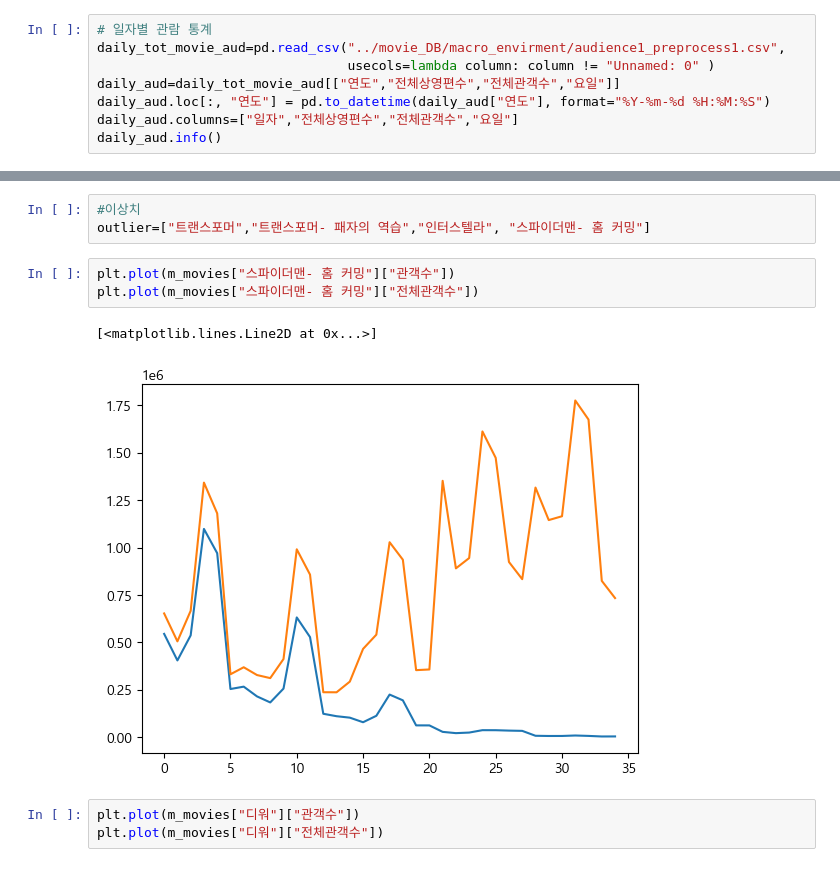
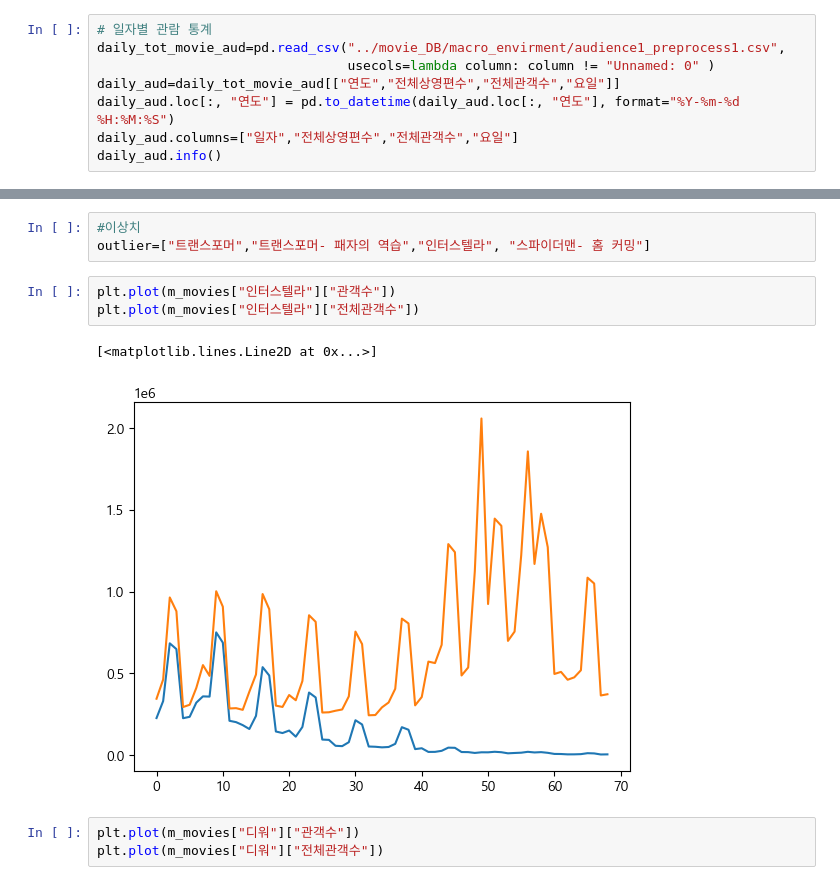
Before and after one commit to zarnits/10M_Movie, a Jupyter notebook: chovy/10M-Movie/analysis/총 관객 수와 천만 영화.ipynb, the cells around one changed output, grey strips where cells are left out. Cells and saved outputs as stored; diff of their text form.

```diff
--- a/chovy/10M-Movie/analysis/총 관객 수와 천만 영화.ipynb
+++ b/chovy/10M-Movie/analysis/총 관객 수와 천만 영화.ipynb
@@ -49,7 +50,7 @@ mlp.rcParams["axes.unicode_minus"] = False
 daily_tot_movie_aud=pd.read_csv("../movie_DB/macro_envirment/audience1_preprocess1.csv",
                                 usecols=lambda column: column != "Unnamed: 0" )
 daily_aud=daily_tot_movie_aud[["연도","전체상영편수","전체관객수","요일"]]
-daily_aud.loc[:, "연도"] = pd.to_datetime(daily_aud["연도"], format="%Y-%m-%d %H:%M:%S")
+daily_aud.loc[:, "연도"] = pd.to_datetime(daily_aud.loc[:, "연도"], format="%Y-%m-%d %H:%M:%S")
 daily_aud.columns=["일자","전체상영편수","전체관객수","요일"]
 daily_aud.info()
 # %% [output]
@@ -267,11 +301,11 @@ Average correlation for 58 movies: 0.65
 #이상치
 outlier=["트랜스포머","트랜스포머- 패자의 역습","인터스텔라", "스파이더맨- 홈 커밍"]
 # %%
-plt.plot(m_movies["스파이더맨- 홈 커밍"]["관객수"])
-plt.plot(m_movies["스파이더맨- 홈 커밍"]["전체관객수"])
+plt.plot(m_movies["인터스텔라"]["관객수"])
+plt.plot(m_movies["인터스텔라"]["전체관객수"])
 # %% [output]
 [<matplotlib.lines.Line2D at 0x...>]
-[figure, old version]
+[figure, new version]
 # %%
 plt.plot(m_movies["디워"]["관객수"])
 plt.plot(m_movies["디워"]["전체관객수"])
```
Also changed, not shown: parts of 24 cells of this notebook, 6 other files.
